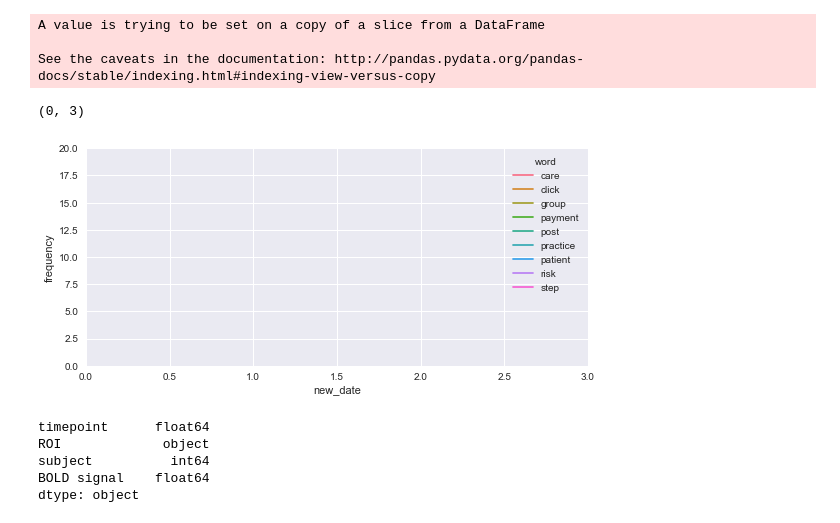
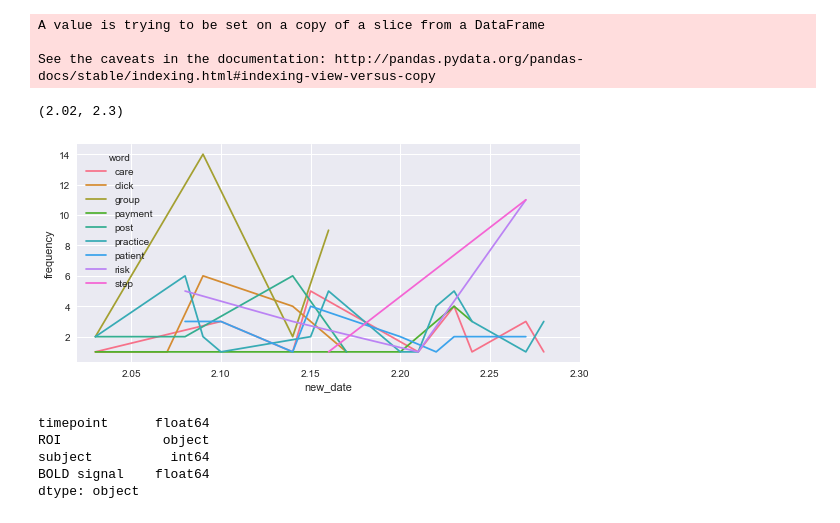
Before and after one commit to mjbrienza/Text-Analytics, a Jupyter notebook: TextAnalysis_1013.ipynb, the cells around one changed output. Drawn from its saved outputs; the diff is of its cells as text; code cells hidden in the pictures.

Commit message:
Had a bolt of inspiration and fixed the time series graph

```diff
--- a/TextAnalysis_1013.ipynb
+++ b/TextAnalysis_1013.ipynb
@@ -549,19 +549,20 @@ for i in xrange(0,len(top_words['date'])):
 A value is trying to be set on a copy of a slice from a DataFrame
 
 See the caveats in the documentation: http://pandas.pydata.org/pandas-docs/stable/indexing.html#indexing-view-versus-copy
-# %%
-top_words['frequency']=top_words['frequency'].astype(float)
-
-top_words
-
-top_words.dtypes
-##THIS SHOULD WORK-- WHY WON'T IT JUST WORK?
-ax=sns.tsplot(time='new_date',value='frequency',condition='word',data=top_words)
-plt.ylim(0,20)
-plt.xlim(0,3)
-# %% [output]
-(0, 3)
-[figure, removed]
+# %%
+top_words['frequency']=top_words['frequency'].astype(float)
+
+top_words
+
+top_words.dtypes
+ax=sns.tsplot(time='new_date',value='frequency',condition='word',unit='word',data=top_words)
+#Top 10 words might just be too busy... top 5 might look a lot better, but got it to work :)
+#also not a huge fan of the color pallete here... too many similar colors
+#will need to figure out how to do some auto scaling on the plt xlim to get a better view than the default
+plt.xlim(2.02,2.3)
+# %% [output]
+(2.02, 2.3)
+[figure, added]
 # %%
 gammas=sns.load_dataset('gammas')
 gammas.dtypes
```
